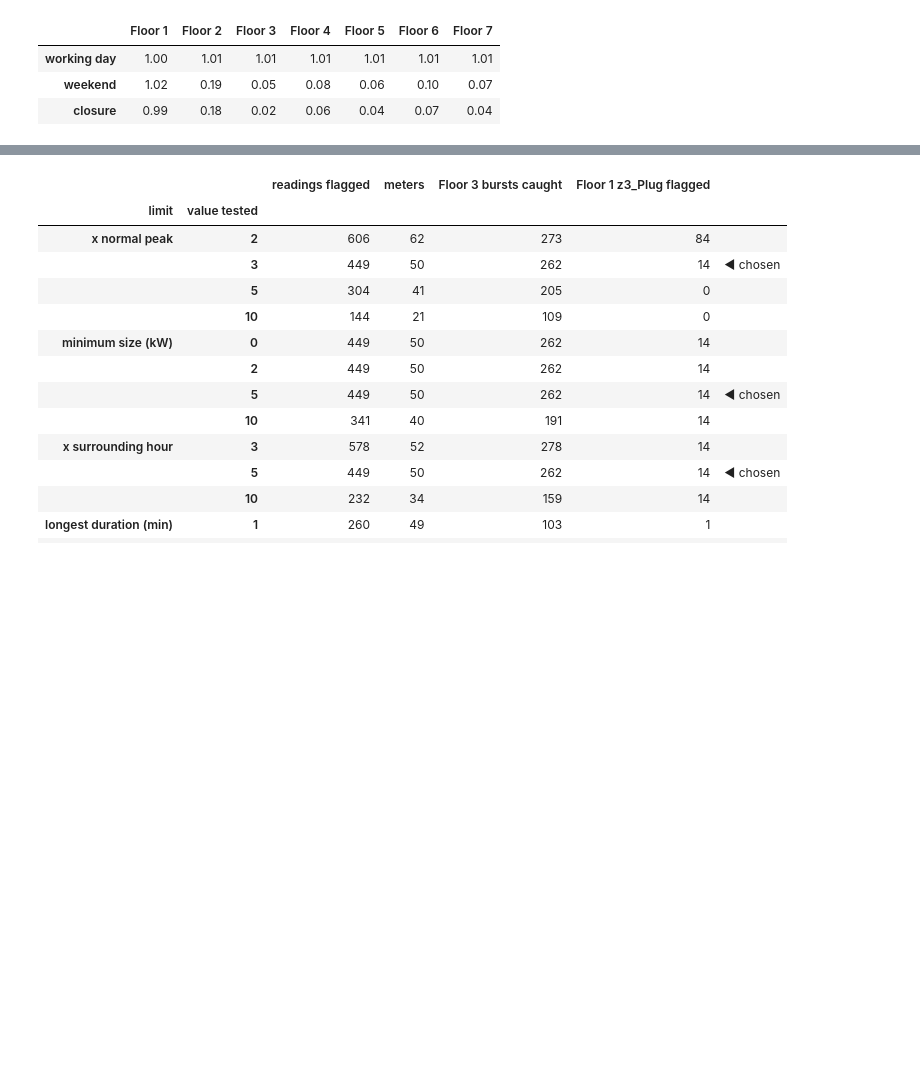
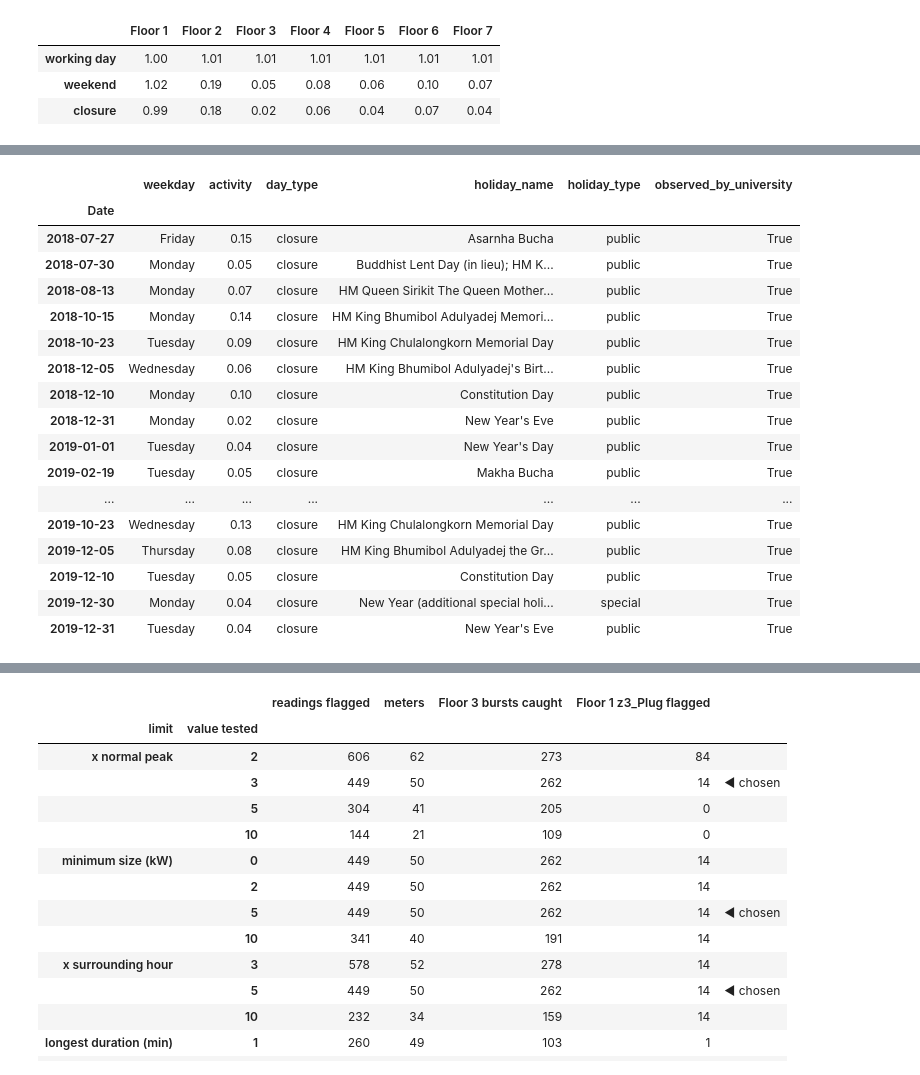
Before and after one commit to 4rchx824/SBA-Final-Project, a Jupyter notebook: data-cleaning/main.ipynb, the cells around one changed output, grey strips where cells are left out. Drawn from its saved outputs; the diff is of its cells as text; code cells hidden in the pictures; blank space fills up the shorter version.

```diff
--- a/data-cleaning/main.ipynb
+++ b/data-cleaning/main.ipynb
@@ -1378,0 +1406,23 @@ Each finding is classified two ways:
+# %%
+# Every weekday that is either an energy-based closure or a holiday
+unusual = (day_calendar["day_type"] == "closure") | (day_calendar["is_public_holiday"] & ~day_calendar["is_weekend"])
+day_calendar.loc[unusual, ["weekday", "activity", "day_type", "holiday_name", "holiday_type", "observed_by_university"]].round(2)
+# %% [output]
+|  | weekday | activity | day_type | holiday_name | holiday_type | observed_by_university |
+| Date |  |  |  |  |  |  |
+| 2018-07-27 | Friday | 0.15 | closure | Asarnha Bucha | public | True |
+| 2018-07-30 | Monday | 0.05 | closure | Buddhist Lent Day (in lieu); HM K... | public | True |
+| 2018-08-13 | Monday | 0.07 | closure | HM Queen Sirikit The Queen Mother... | public | True |
+| 2018-10-15 | Monday | 0.14 | closure | HM King Bhumibol Adulyadej Memori... | public | True |
+| 2018-10-23 | Tuesday | 0.09 | closure | HM King Chulalongkorn Memorial Day | public | True |
+| 2018-12-05 | Wednesday | 0.06 | closure | HM King Bhumibol Adulyadej's Birt... | public | True |
+| 2018-12-10 | Monday | 0.10 | closure | Constitution Day | public | True |
+| 2018-12-31 | Monday | 0.02 | closure | New Year's Eve | public | True |
+| 2019-01-01 | Tuesday | 0.04 | closure | New Year's Day | public | True |
+| 2019-02-19 | Tuesday | 0.05 | closure | Makha Bucha | public | True |
+| ... | ... | ... | ... | ... | ... | ... |
+| 2019-10-23 | Wednesday | 0.13 | closure | HM King Chulalongkorn Memorial Day | public | True |
+| 2019-12-05 | Thursday | 0.08 | closure | HM King Bhumibol Adulyadej the Gr... | public | True |
+| 2019-12-10 | Tuesday | 0.05 | closure | Constitution Day | public | True |
+| 2019-12-30 | Monday | 0.04 | closure | New Year (additional special holi... | special | True |
+| 2019-12-31 | Tuesday | 0.04 | closure | New Year's Eve | public | True |
```
Also changed, not shown: parts of 12 cells of this notebook, 4 other files.
